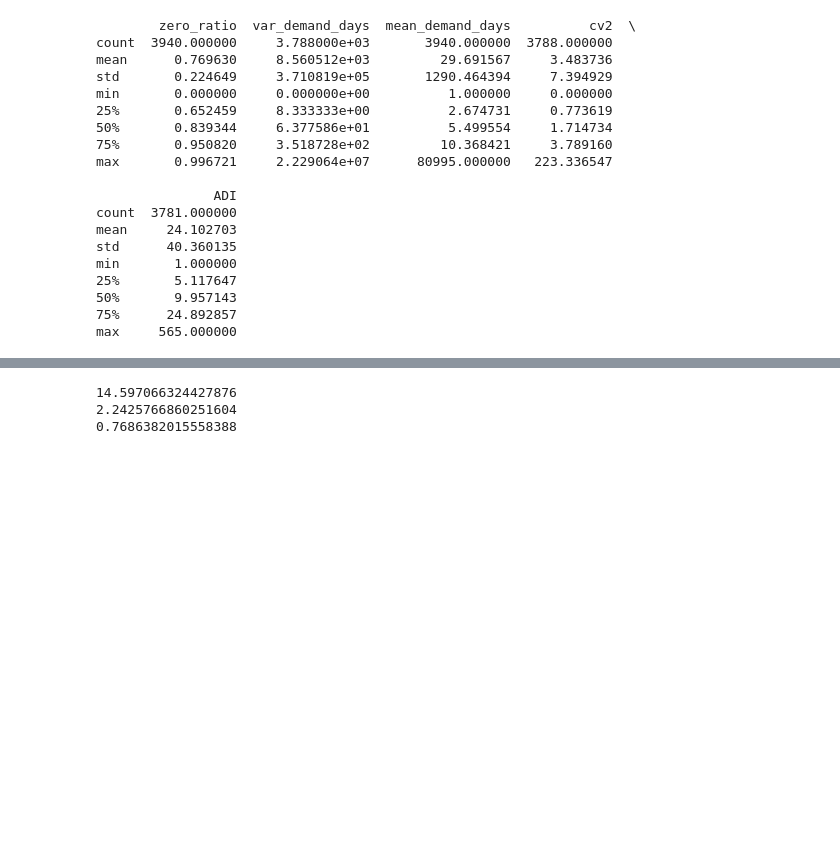
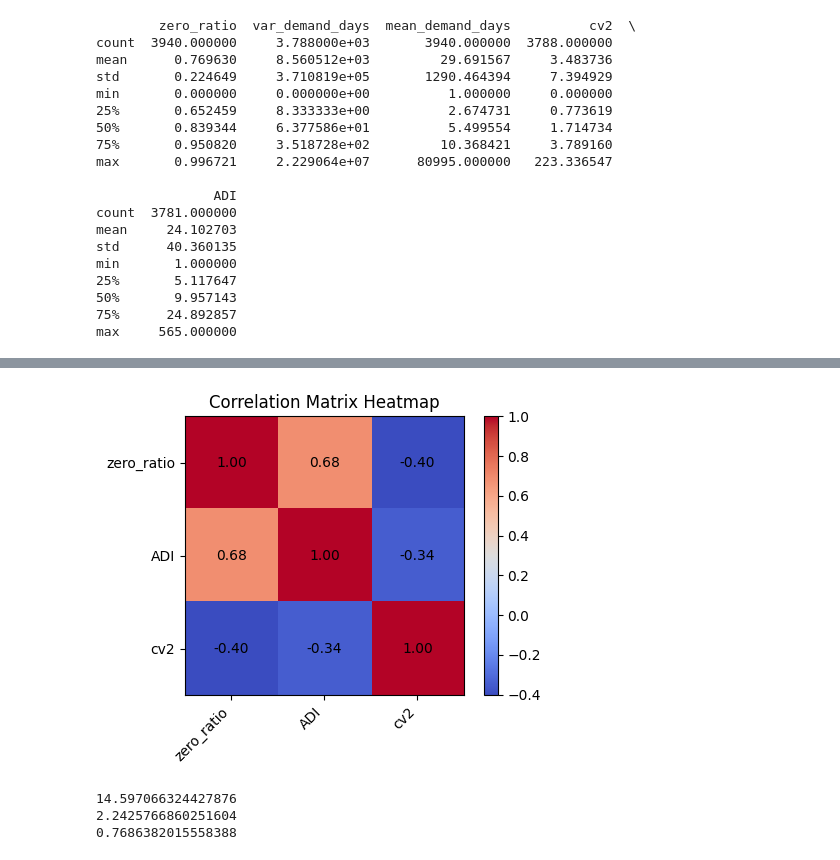
Before and after one commit to thanhnam412/data_science_project, a Jupyter notebook: data_science_ecommerce/src/notebooks/exploratory/analysis.ipynb, the cells around one changed output, grey strips where cells are left out. Drawn from its saved outputs; the diff is of its cells as text; code cells hidden in the pictures; blank space fills up the shorter version.

```diff
--- a/data_science_ecommerce/src/notebooks/exploratory/analysis.ipynb
+++ b/data_science_ecommerce/src/notebooks/exploratory/analysis.ipynb
@@ -264,3 +259,31 @@ fig.show()
+# %%
+corr = clean_df[["zero_ratio", "ADI", "cv2"]].corr()
+
+
+fig, ax = plt.subplots(figsize=(5, 4))
+im = ax.imshow(corr.values, cmap="coolwarm")
+
+# ticks
+ax.set_xticks(np.arange(len(corr.columns)))
+ax.set_yticks(np.arange(len(corr.columns)))
+ax.set_xticklabels(corr.columns)
+ax.set_yticklabels(corr.columns)
+
+# rotate x labels
+plt.setp(ax.get_xticklabels(), rotation=45, ha="right")
+
+# add value text
+for i in range(len(corr.columns)):
+    for j in range(len(corr.columns)):
+        ax.text(j, i, f"{corr.values[i, j]:.2f}",
+                ha="center", va="center", color="black")
+
+plt.colorbar(im)
+plt.title("Correlation Matrix Heatmap")
+plt.tight_layout()
+plt.show()
+# %% [output]
+[figure, added]
 # %%
 from src.notebooks.const import name_mapping
 
```
Also changed, not shown: parts of 5 cells of this notebook, 27 other files.
